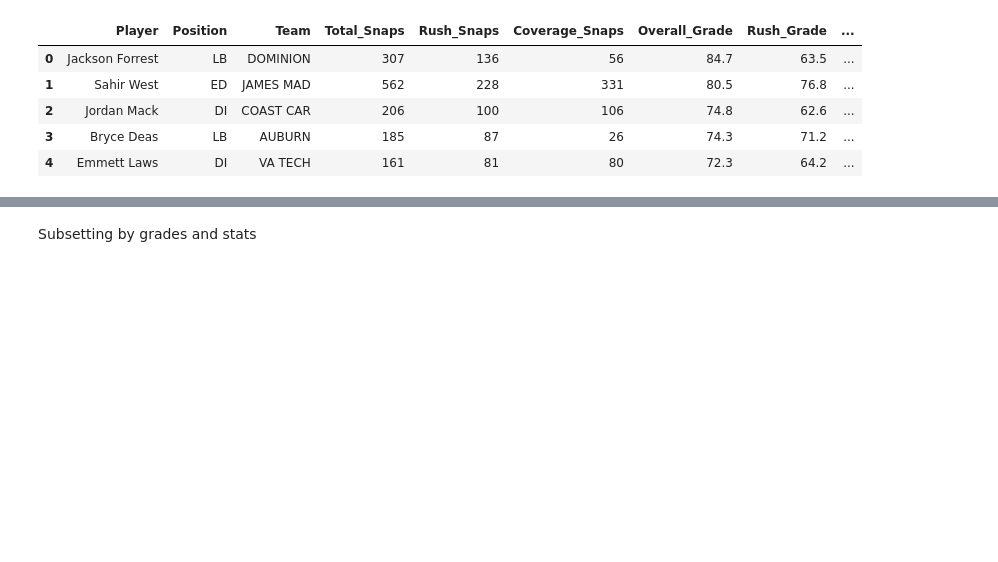
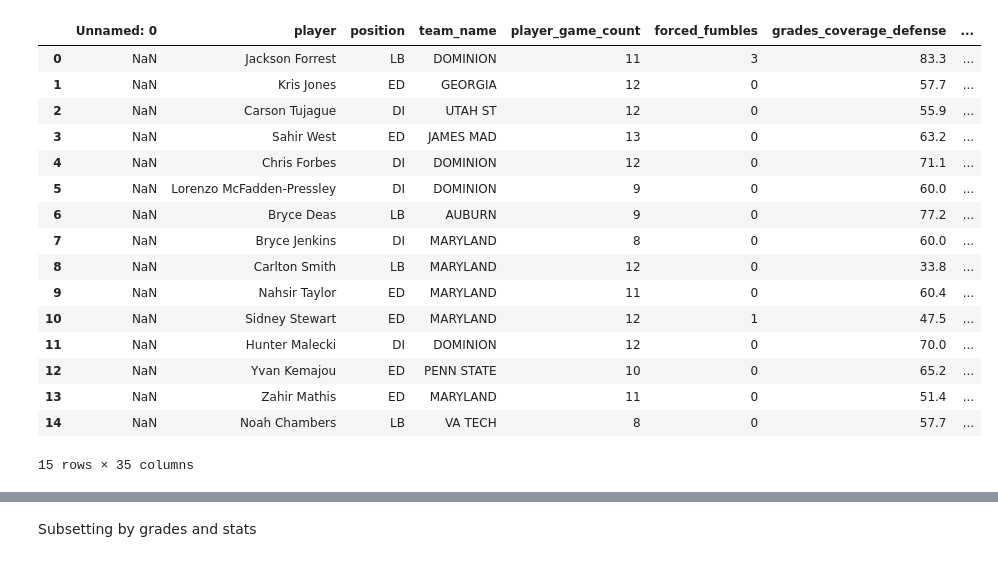
Before and after one commit to benberinsky/uva_sports_front7, a Jupyter notebook: front_7_analysis.ipynb, the cells around one changed output, grey strips where cells are left out. Drawn from its saved outputs; the diff is of its cells as text; code cells hidden in the pictures; blank space fills up the shorter version.

Commit message:
adding new analysis data and files

```diff
--- a/front_7_analysis.ipynb
+++ b/front_7_analysis.ipynb
@@ -1,12 +1,23 @@
 # %%
 import pandas as pd
-analysis_data = pd.read_csv("pff_defense_subset.csv")
+analysis_data = pd.read_csv("pff_data_updated.csv")
 # %%
-analysis_data.head()
+analysis_data.head(20)
 # %% [output]
-|  | Player | Position | Team | Total_Snaps | Rush_Snaps | Coverage_Snaps | Overall_Grade | Rush_Grade | ... |
-| 0 | Jackson Forrest | LB | DOMINION | 307 | 136 | 56 | 84.7 | 63.5 | ... |
-| 1 | Sahir West | ED | JAMES MAD | 562 | 228 | 331 | 80.5 | 76.8 | ... |
-| 2 | Jordan Mack | DI | COAST CAR | 206 | 100 | 106 | 74.8 | 62.6 | ... |
-| 3 | Bryce Deas | LB | AUBURN | 185 | 87 | 26 | 74.3 | 71.2 | ... |
-| 4 | Emmett Laws | DI | VA TECH | 161 | 81 | 80 | 72.3 | 64.2 | ... |
+|  | Unnamed: 0 | player | position | team_name | player_game_count | forced_fumbles | grades_coverage_defense | ... |
+| 0 | NaN | Jackson Forrest | LB | DOMINION | 11 | 3 | 83.3 | ... |
+| 1 | NaN | Kris Jones | ED | GEORGIA | 12 | 0 | 57.7 | ... |
+| 2 | NaN | Carson Tujague | DI | UTAH ST | 12 | 0 | 55.9 | ... |
+| 3 | NaN | Sahir West | ED | JAMES MAD | 13 | 0 | 63.2 | ... |
+| 4 | NaN | Chris Forbes | DI | DOMINION | 12 | 0 | 71.1 | ... |
+| 5 | NaN | Lorenzo McFadden-Pressley | DI | DOMINION | 9 | 0 | 60.0 | ... |
+| 6 | NaN | Bryce Deas | LB | AUBURN | 9 | 0 | 77.2 | ... |
+| 7 | NaN | Bryce Jenkins | DI | MARYLAND | 8 | 0 | 60.0 | ... |
+| 8 | NaN | Carlton Smith | LB | MARYLAND | 12 | 0 | 33.8 | ... |
+| 9 | NaN | Nahsir Taylor | ED | MARYLAND | 11 | 0 | 60.4 | ... |
+| 10 | NaN | Sidney Stewart | ED | MARYLAND | 12 | 1 | 47.5 | ... |
+| 11 | NaN | Hunter Malecki | DI | DOMINION | 12 | 0 | 70.0 | ... |
+| 12 | NaN | Yvan Kemajou | ED | PENN STATE | 10 | 0 | 65.2 | ... |
+| 13 | NaN | Zahir Mathis | ED | MARYLAND | 11 | 0 | 51.4 | ... |
+| 14 | NaN | Noah Chambers | LB | VA TECH | 8 | 0 | 57.7 | ... |
+15 rows × 35 columns
```
Also changed, not shown: parts of 17 cells of this notebook, 2 other files.
